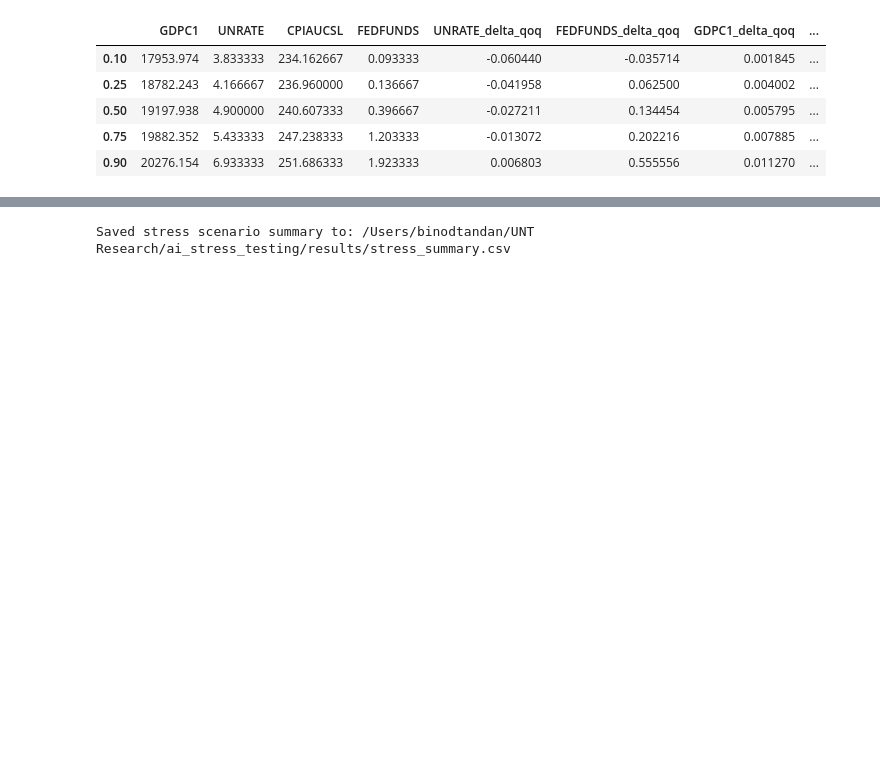
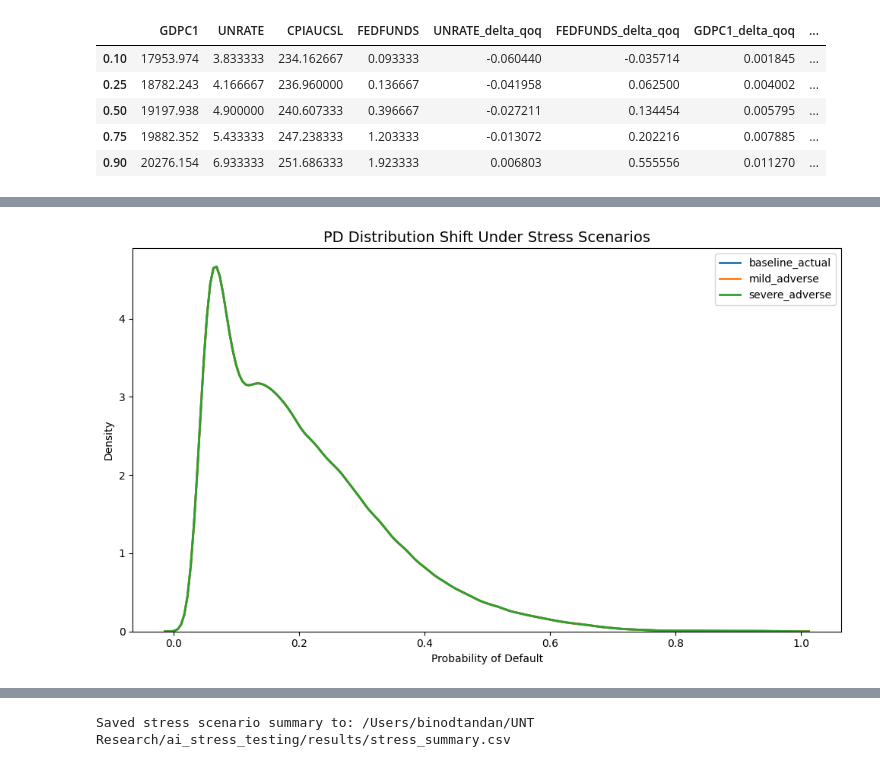
Before and after one commit to BinodTandan/Banking_Stress_Testing, a Jupyter notebook: notebooks/04_stress_testing.ipynb, the cells around one changed output, grey strips where cells are left out. Cells and saved outputs as stored; diff of their text form; code cells hidden in the pictures; blank space fills up the shorter version.

```diff
--- a/notebooks/04_stress_testing.ipynb
+++ b/notebooks/04_stress_testing.ipynb
@@ -216,0 +296,23 @@ stress_df
+# %%
+## Plot: PD Distributions Under Each Scenario
+plt.figure(figsize=(10,6))
+
+for scen in stress_df["scenario"]:
+    if scen == "baseline_actual":
+        pdf = proba_lr_baseline
+    else:
+        X_s = apply_macro_scenario(X_test,
+                                   stress_df[stress_df["scenario"] == scen].iloc[0])
+        pdf = logreg.predict_proba(X_s)[:,1]
+
+    sns.kdeplot(pdf, label=scen, linewidth=2)
+
+plt.title("PD Distribution Shift Under Stress Scenarios", fontsize=14)
+plt.xlabel("Probability of Default")
+plt.ylabel("Density")
+plt.legend()
+plt.tight_layout()
+plt.savefig(FIG_DIR / "PD_Distributions_Under_Each_Scenario.png", dpi=300, bbox_inches="tight")
+plt.show()
+# %% [output]
+[figure, added]
```
Also changed, not shown: parts of 34 cells of this notebook.
